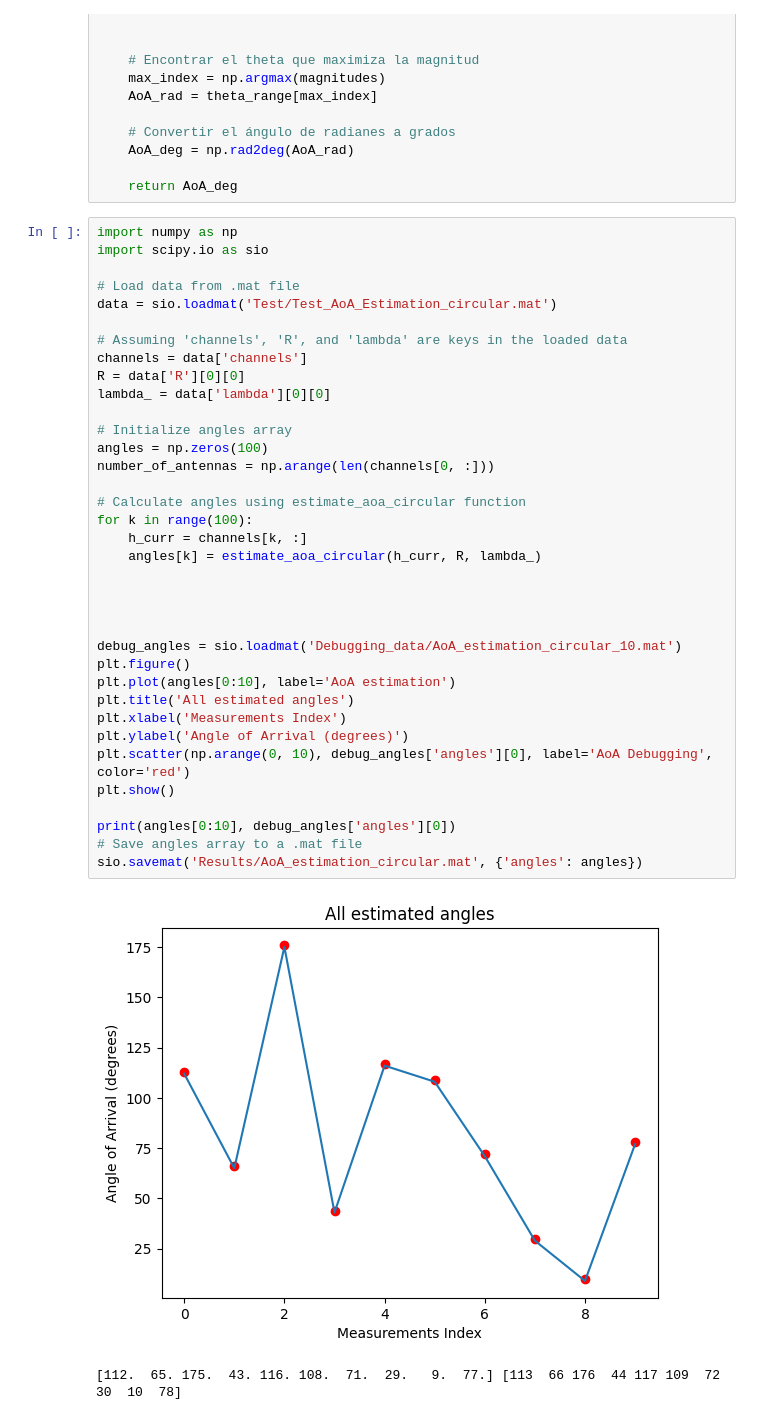
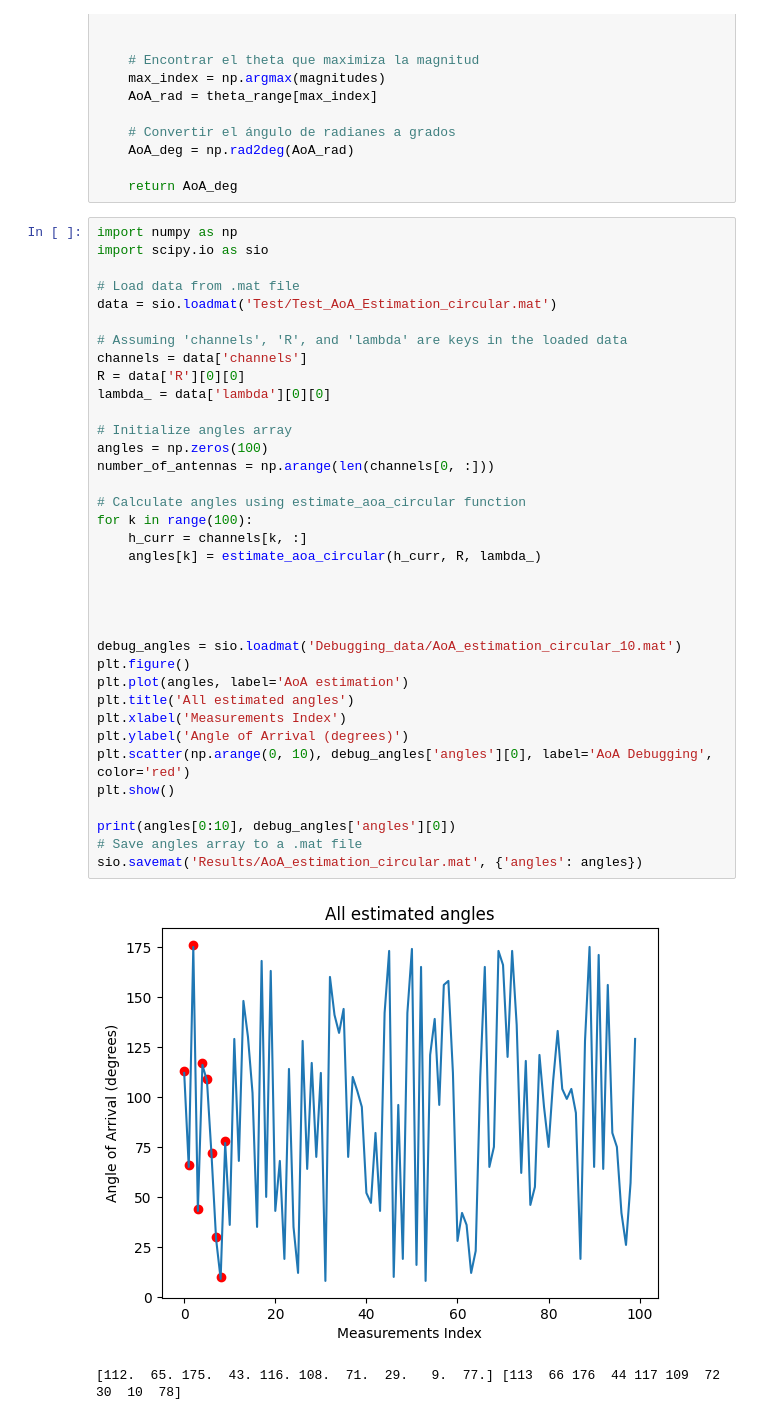
Before and after one commit to sjfenarg/LAB3_RFID, a Jupyter notebook: task_2.ipynb, the cells around one changed output. Drawn from its saved outputs; the diff is of its cells as text.

```diff
--- a/task_2.ipynb
+++ b/task_2.ipynb
@@ -212,33 +212,33 @@ data = sio.loadmat('Test/Test_AoA_Estimation_circular.mat')
 
 # Assuming 'channels', 'R', and 'lambda' are keys in the loaded data
 channels = data['channels']
 R = data['R'][0][0]
 lambda_ = data['lambda'][0][0]
 
 # Initialize angles array
 angles = np.zeros(100)
 number_of_antennas = np.arange(len(channels[0, :]))
 
 # Calculate angles using estimate_aoa_circular function
 for k in range(100):
     h_curr = channels[k, :]
     angles[k] = estimate_aoa_circular(h_curr, R, lambda_)
 
 
 
 
 debug_angles = sio.loadmat('Debugging_data/AoA_estimation_circular_10.mat')
 plt.figure()
-plt.plot(angles[0:10], label='AoA estimation')
+plt.plot(angles, label='AoA estimation')
 plt.title('All estimated angles')
 plt.xlabel('Measurements Index')
 plt.ylabel('Angle of Arrival (degrees)')
 plt.scatter(np.arange(0, 10), debug_angles['angles'][0], label='AoA Debugging', color='red')
 plt.show()
 
 print(angles[0:10], debug_angles['angles'][0])
 # Save angles array to a .mat file
 sio.savemat('Results/AoA_estimation_circular.mat', {'angles': angles})
 # %% [output]
-[figure, old version]
+[figure, new version]
 [112.  65. 175.  43. 116. 108.  71.  29.   9.  77.] [113  66 176  44 117 109  72  30  10  78]
```
